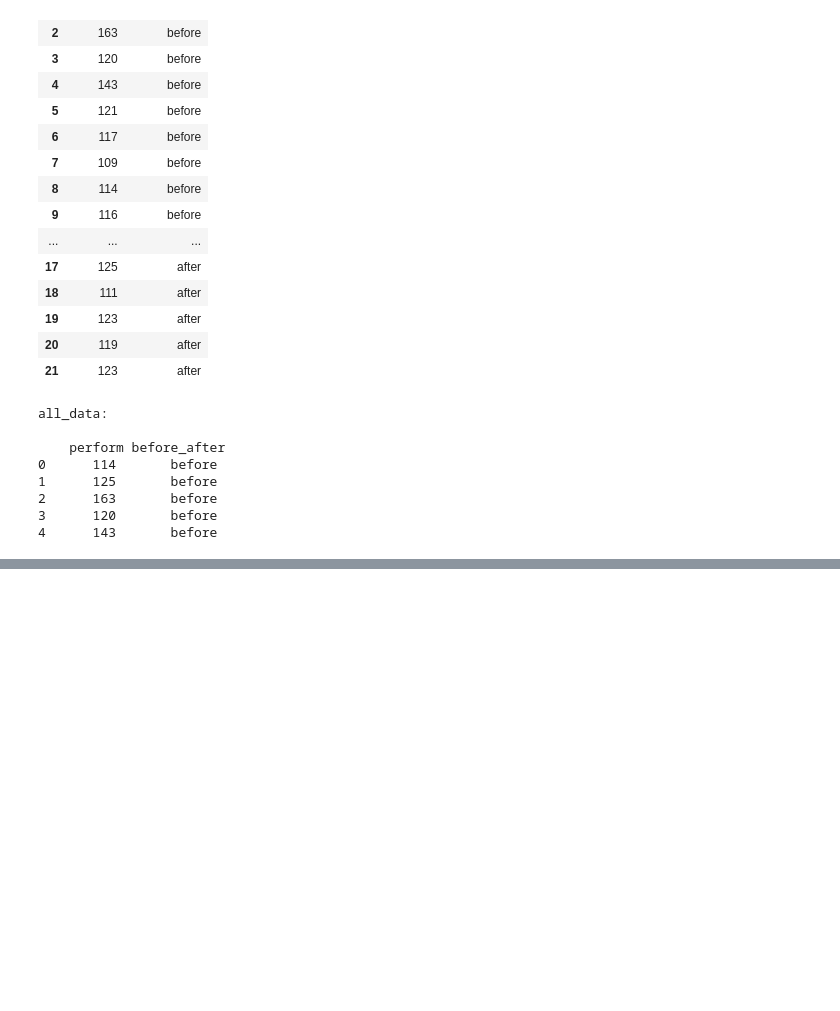
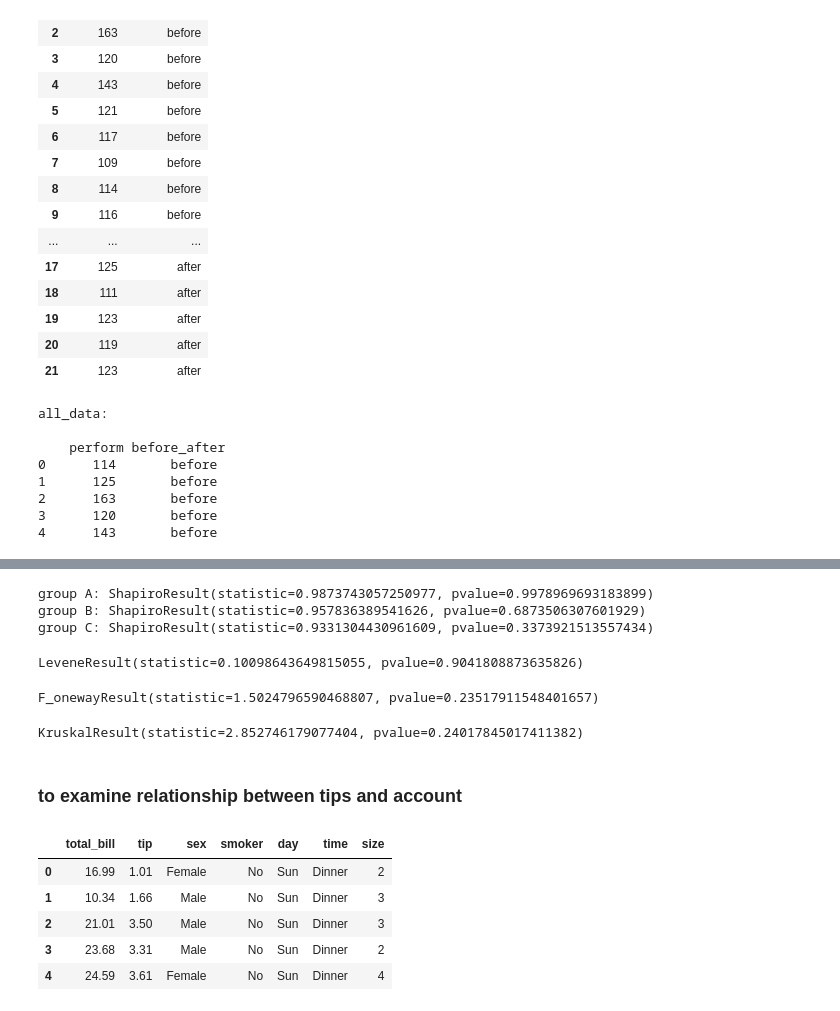
Before and after one commit to Huxoo/python_and_datascience, a Jupyter notebook: 4.Statistics for data science.ipynb, the cells around one changed output, grey strips where cells are left out. Drawn from its saved outputs; the diff is of its cells as text; code cells hidden in the pictures; blank space fills up the shorter version.

```diff
--- a/4.Statistics for data science.ipynb
+++ b/4.Statistics for data science.ipynb
@@ -477,0 +548,48 @@ plt.show()
+# %%
+# assumption checks
+
+shap = shapiro(ABC["group_A"])
+shap2 = shapiro(ABC["group_B"])
+shap3 = shapiro(ABC["group_C"])
+
+print(f"""
+group A: {shap}
+group B: {shap2}
+group C: {shap3}""")
+# %% [output]
+group A: ShapiroResult(statistic=0.9873743057250977, pvalue=0.9978969693183899)
+group B: ShapiroResult(statistic=0.957836389541626, pvalue=0.6873506307601929)
+group C: ShapiroResult(statistic=0.9331304430961609, pvalue=0.3373921513557434)
+# %%
+levene(ABC.group_A, ABC.group_B, ABC.group_C)
+# %% [output]
+LeveneResult(statistic=0.10098643649815055, pvalue=0.9041808873635826)
+# %%
+# hypothesis test
+
+from scipy.stats import f_oneway
+
+f_oneway(ABC["group_A"], ABC["group_B"], ABC["group_C"])
+# %% [output]
+F_onewayResult(statistic=1.5024796590468807, pvalue=0.23517911548401657)
+# %%
+# non-parametric hypothesis test
+
+from scipy.stats import kruskal
+
+kruskal(ABC["group_A"], ABC["group_B"], ABC["group_C"])
+# %% [output]
+KruskalResult(statistic=2.852746179077404, pvalue=0.24017845017411382)
+# %% [markdown]
+### to examine relationship between tips and account
+# %%
+tips = sns.load_dataset('tips')
+df = tips.copy()
+df.head()
+# %% [output]
+|  | total_bill | tip | sex | smoker | day | time | size |
+| 0 | 16.99 | 1.01 | Female | No | Sun | Dinner | 2 |
+| 1 | 10.34 | 1.66 | Male | No | Sun | Dinner | 3 |
+| 2 | 21.01 | 3.50 | Male | No | Sun | Dinner | 3 |
+| 3 | 23.68 | 3.31 | Male | No | Sun | Dinner | 2 |
+| 4 | 24.59 | 3.61 | Female | No | Sun | Dinner | 4 |
```
Also changed, not shown: parts of 20 cells of this notebook.
